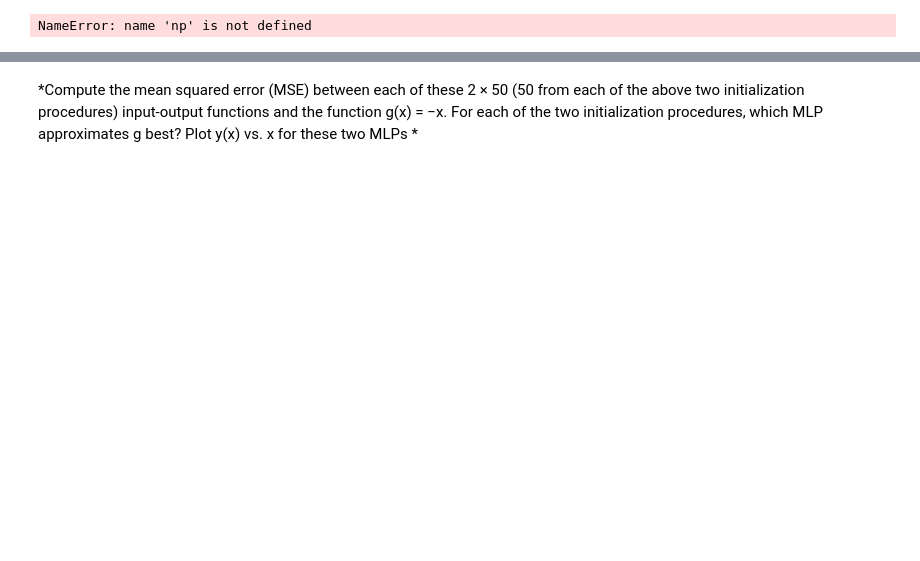
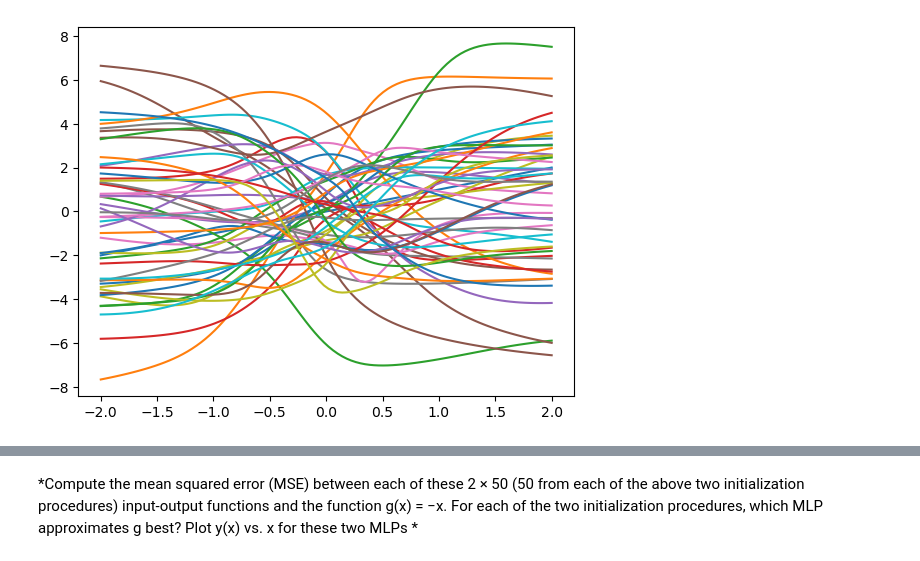
Before and after one commit to Javiermateor/Machine-Intelligence-I, a Jupyter notebook: Exercise 00/Exercise_03.ipynb, the cells around one changed output, grey strips where cells are left out. Drawn from its saved outputs; the diff is of its cells as text; code cells hidden in the pictures; blank space fills up the shorter version.

```diff
--- a/Exercise 00/Exercise_03.ipynb
+++ b/Exercise 00/Exercise_03.ipynb
@@ -8,11 +8,11 @@ from scipy import linalg as LA
 # %%
 #Create 50 independet MLPs with 1 hidden layer of 10 neurons and 1 output neuron
 #seed the random number generator
-def MLP_1(x,n):
+def MLP_1(x,n,MLP_no):
     '''Compute Output for MLP with 1 hidden layer of 10 neurons and 1 output neuron'''
     #initialize weights
     #seed the random number generator
-    #np.random.seed(10)
+    np.random.seed(MLP_no)
     w21 = np.random.normal(0, 1, (10, 1))
     w10 = np.random.normal(0, n, (10, 1))
     w20 = np.random.uniform(-2, 2, (10, 1))
@@ -25,22 +25,26 @@ def MLP_1(x,n):
     output = w21.T@f_h
 
     return output
-
-
-x = np.linspace(-2,2,50).reshape(50,1)
-
-#Add column for outputs
-input_output1 = np.append(x, np.zeros((50,1)), axis=1)
-input_output2 = np.append(x, np.zeros((50,1)), axis=1)
-
-for i in range(len(x)):
-    output1 = MLP_1(x[i].reshape(1,1),2)
-    output2 = MLP_1(x[i].reshape(1,1),0.5)
-    input_output1[i,1] = output1
-    input_output2[i,1] = output2
-
-#Plot the output for the 50 MLPs with N(0,2)
-f1 = plt.figure(figsize=(15,10))
-plt.plot(input_output1[:,0], input_output1[:,1])
-# %% [output]
-NameError: name 'np' is not defined
+# %%
+
+x = np.linspace(-2,2,100).reshape(100,1)
+
+#Add 50 columns for outputs
+input_output1 = np.append(x, np.zeros((100,50)), axis=1)
+input_output2 = np.append(x, np.zeros((100,50)), axis=1)
+
+for MLP_no in np.arange(start = 1, stop = 51):
+    for i in range(len(x)):
+        output1 = MLP_1(x[i].reshape(1,1),2, MLP_no)
+        output2 = MLP_1(x[i].reshape(1,1),0.5, MLP_no)
+        input_output1[i,MLP_no] = output1
+        input_output2[i,MLP_no] = output2
+
+
+#Plot output of all 50 MLPs
+number_of_MLPs = np.shape(input_output1)[1]
+
+for i in np.arange(number_of_MLPs):
+    plt.plot(input_output1[:,0], input_output1[:,i])
+# %% [output]
+[figure, added]
```
Also changed, not shown: parts of 6 cells of this notebook.
